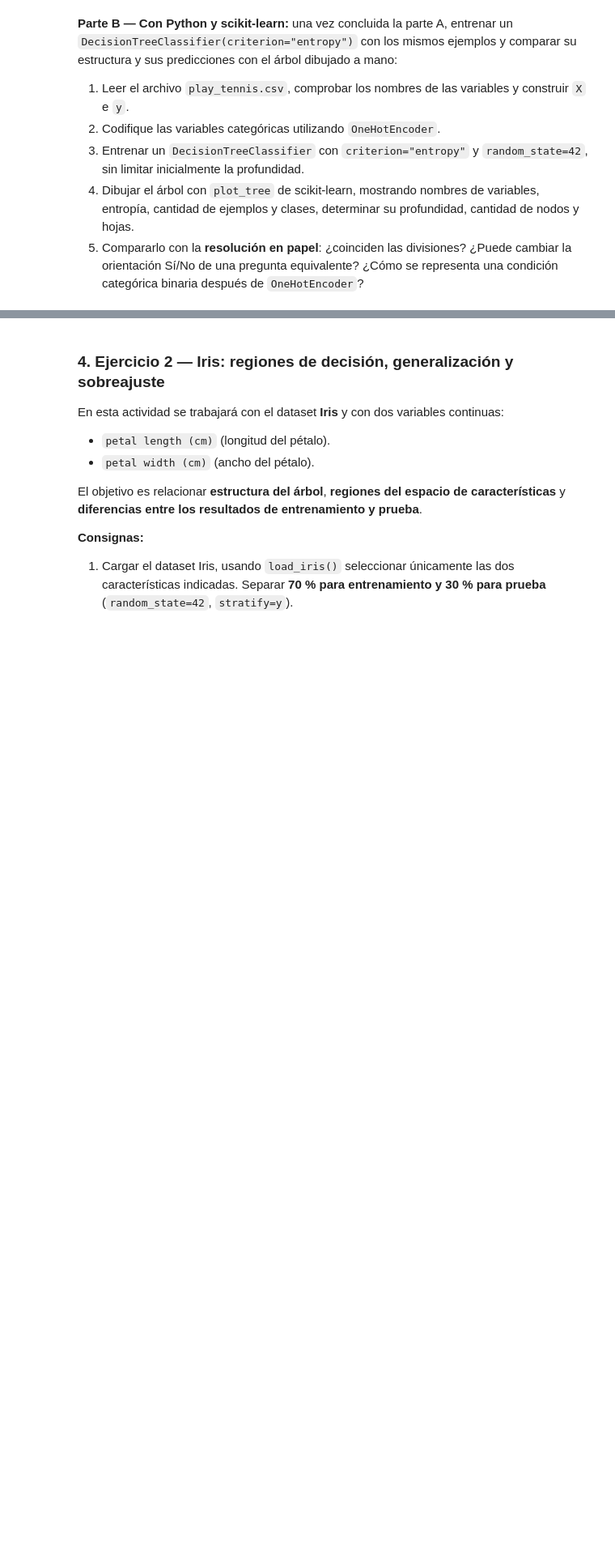
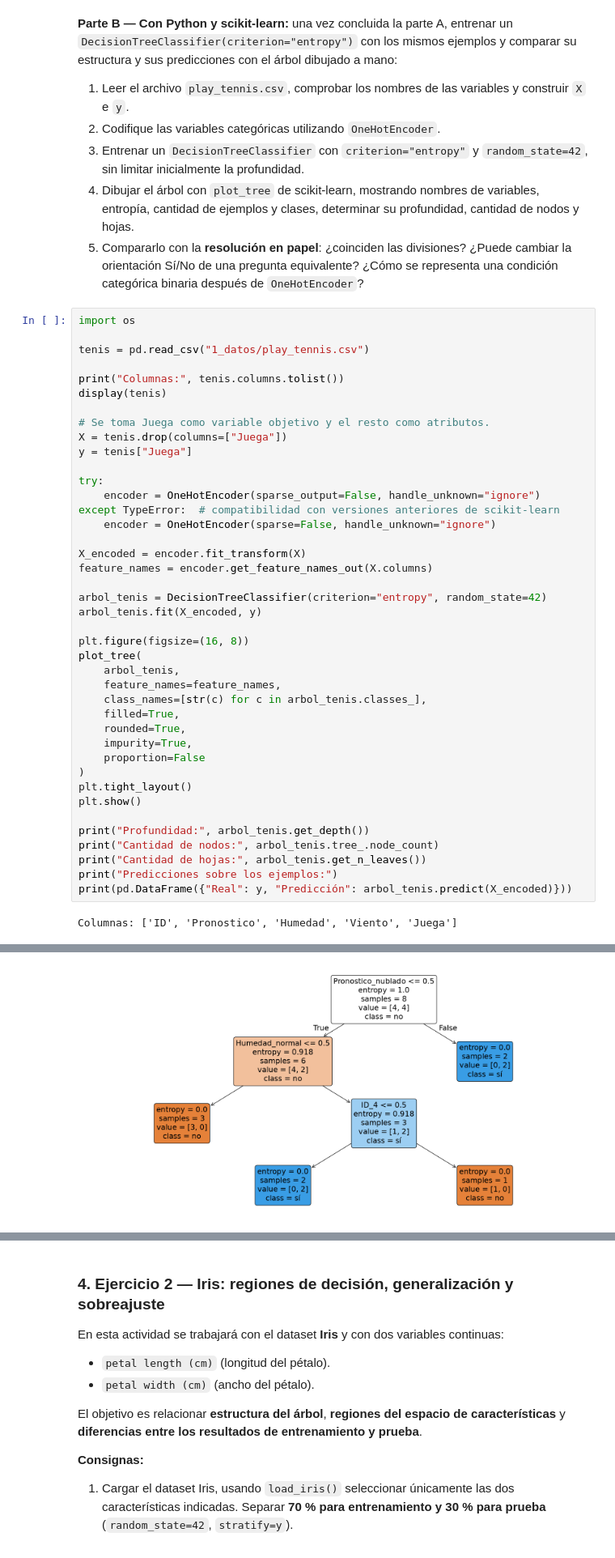
Before and after one commit to LucasSegovia01/Nu-ez_Segovia-Aprendizaje_automatico, a Jupyter notebook: Trabajo_practico_8/ArbolesDeDecision.ipynb, the cells around one changed output, grey strips where cells are left out. Shown at 81% size. Saved outputs shown, nothing was run; the diff lists cells and outputs as text; blank space fills up the shorter version.

```diff
--- a/Trabajo_practico_8/ArbolesDeDecision.ipynb
+++ b/Trabajo_practico_8/ArbolesDeDecision.ipynb
@@ -112,3 +112,46 @@ Para los atributos con tres categorías, debe evaluarse cada condición `¿atrib
 3. Entrenar un `DecisionTreeClassifier` con `criterion="entropy"` y `random_state=42`, sin limitar inicialmente la profundidad.
 4. Dibujar el árbol con `plot_tree` de scikit-learn, mostrando nombres de variables, entropía, cantidad de ejemplos y clases, determinar su profundidad, cantidad de nodos y hojas.
 5. Compararlo con la **resolución en papel**: ¿coinciden las divisiones? ¿Puede cambiar la orientación Sí/No de una pregunta equivalente? ¿Cómo se representa una condición categórica binaria después de `OneHotEncoder`?
+# %%
+import os
+
+tenis = pd.read_csv("1_datos/play_tennis.csv")
+
+print("Columnas:", tenis.columns.tolist())
+display(tenis)
+
+# Se toma Juega como variable objetivo y el resto como atributos.
+X = tenis.drop(columns=["Juega"])
+y = tenis["Juega"]
+
+try:
+    encoder = OneHotEncoder(sparse_output=False, handle_unknown="ignore")
+except TypeError:  # compatibilidad con versiones anteriores de scikit-learn
+    encoder = OneHotEncoder(sparse=False, handle_unknown="ignore")
+
+X_encoded = encoder.fit_transform(X)
+feature_names = encoder.get_feature_names_out(X.columns)
+
+arbol_tenis = DecisionTreeClassifier(criterion="entropy", random_state=42)
+arbol_tenis.fit(X_encoded, y)
+
+plt.figure(figsize=(16, 8))
+plot_tree(
+    arbol_tenis,
+    feature_names=feature_names,
+    class_names=[str(c) for c in arbol_tenis.classes_],
+    filled=True,
+    rounded=True,
+    impurity=True,
+    proportion=False
+)
+plt.tight_layout()
+plt.show()
+
+print("Profundidad:", arbol_tenis.get_depth())
+print("Cantidad de nodos:", arbol_tenis.tree_.node_count)
+print("Cantidad de hojas:", arbol_tenis.get_n_leaves())
+print("Predicciones sobre los ejemplos:")
+print(pd.DataFrame({"Real": y, "Predicción": arbol_tenis.predict(X_encoded)}))
+# %% [output]
+Columnas: ['ID', 'Pronostico', 'Humedad', 'Viento', 'Juega']
@@ -114,0 +167 @@ Para los atributos con tres categorías, debe evaluarse cada condición `¿atrib
+[figure, added]
```
Also changed, not shown: parts of 6 cells of this notebook.
